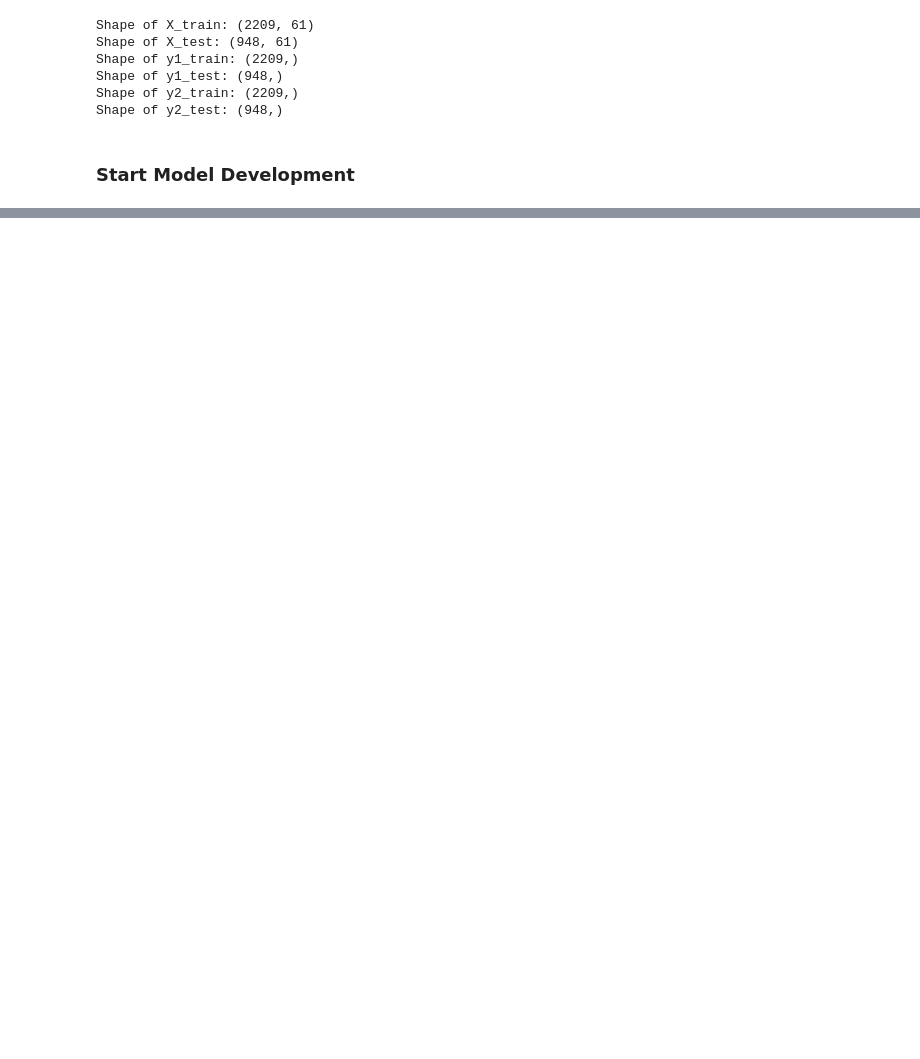
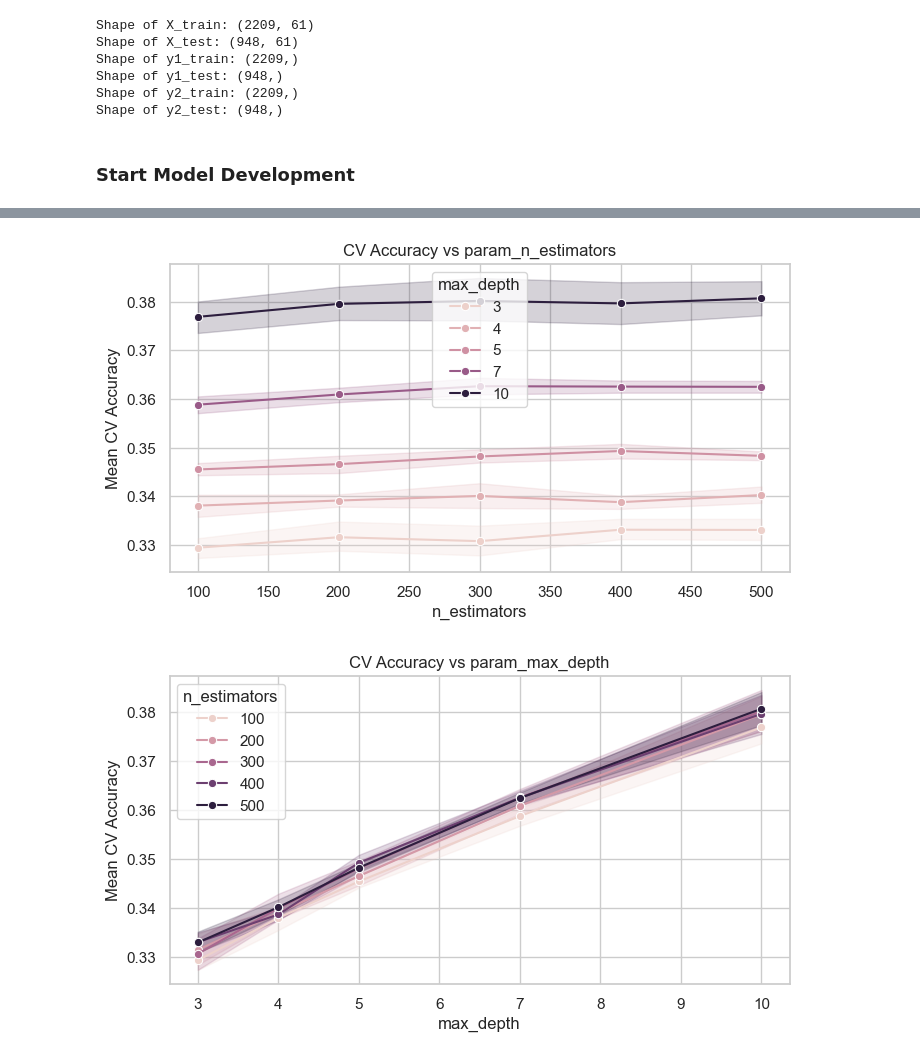
Before and after one commit to hantayc/remote-work-health-survey, a Jupyter notebook: eda.ipynb, the cells around one changed output, grey strips where cells are left out. Saved outputs shown, nothing was run; the diff lists cells and outputs as text; code cells hidden in the pictures; blank space fills up the shorter version.

```diff
--- a/eda.ipynb
+++ b/eda.ipynb
@@ -353,0 +465,11 @@ weighted avg       0.21      0.34      0.20       948
+# %%
+# quickly balance classes
+
+smote = SMOTE()
+
+X_wlb_train_resampled, y1_train_resampled = smote.fit_resample(X_train, y1_train)
+
+print(f"Resampled Shaped X Train: {X_wlb_train_resampled.shape}")
+print(f"Resampled WLB target shape: {y1_train_resampled.shape}")
+print("\n === New Values Counts ===")
+print(y1_train_resampled.value_counts())
@@ -353,0 +524,4 @@ weighted avg       0.21      0.34      0.20       948
+# %%
+results = pd.DataFrame(rf_grid.cv_results_)
+
+results.head()
@@ -353,0 +535,28 @@ weighted avg       0.21      0.34      0.20       948
+# %%
+param_cols = [
+    'param_n_estimators',
+    'param_max_depth',
+    'param_max_features',
+    'param_min_samples_leaf'
+]
+
+sns.set_theme(style= 'whitegrid')
+
+for param in param_cols:
+    plt.figure(figsize = (8,4))
+    sns.lineplot(
+        data = results,
+        x = param,
+        y = 'mean_test_score',
+        hue = 'param_max_depth' if param!='param_max_depth' else 'param_n_estimators',
+        marker = 'o'
+    )
+    plt.title(f'CV Accuracy vs {param}')
+    plt.xlabel(param.replace('param_', ''))
+    plt.ylabel('Mean CV Accuracy')
+    plt.legend(title=('max_depth' if param!='param_max_depth' else 'n_estimators'))
+    plt.tight_layout
+    plt.show()
+# %% [output]
+[figure, added]
+[figure, added]
```
Also changed, not shown: parts of 17 cells of this notebook.
